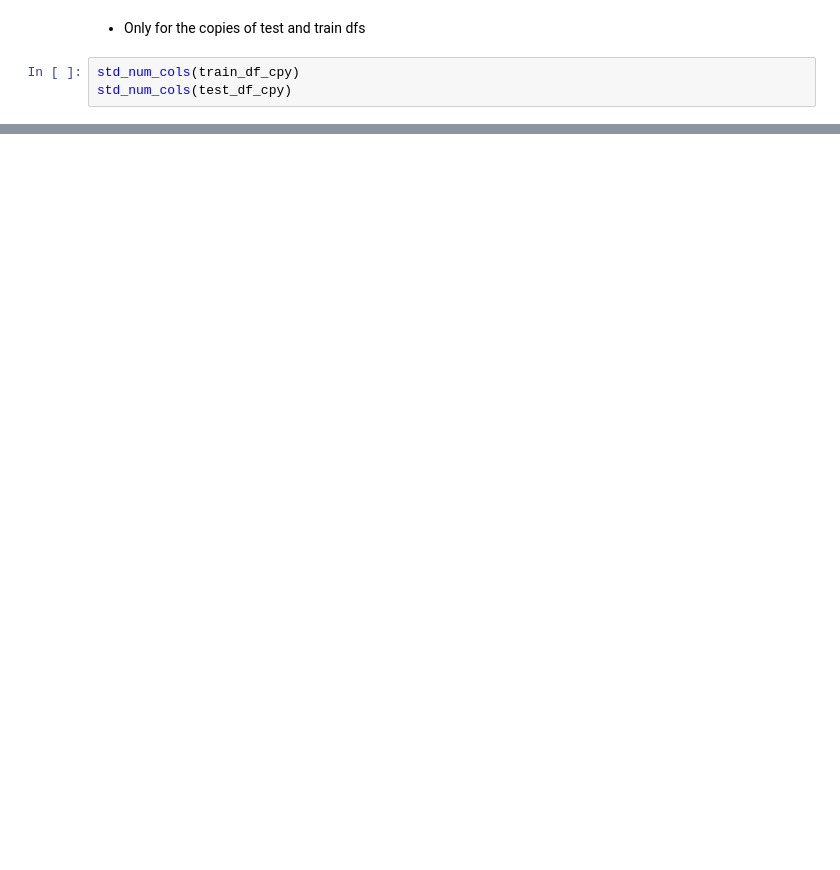
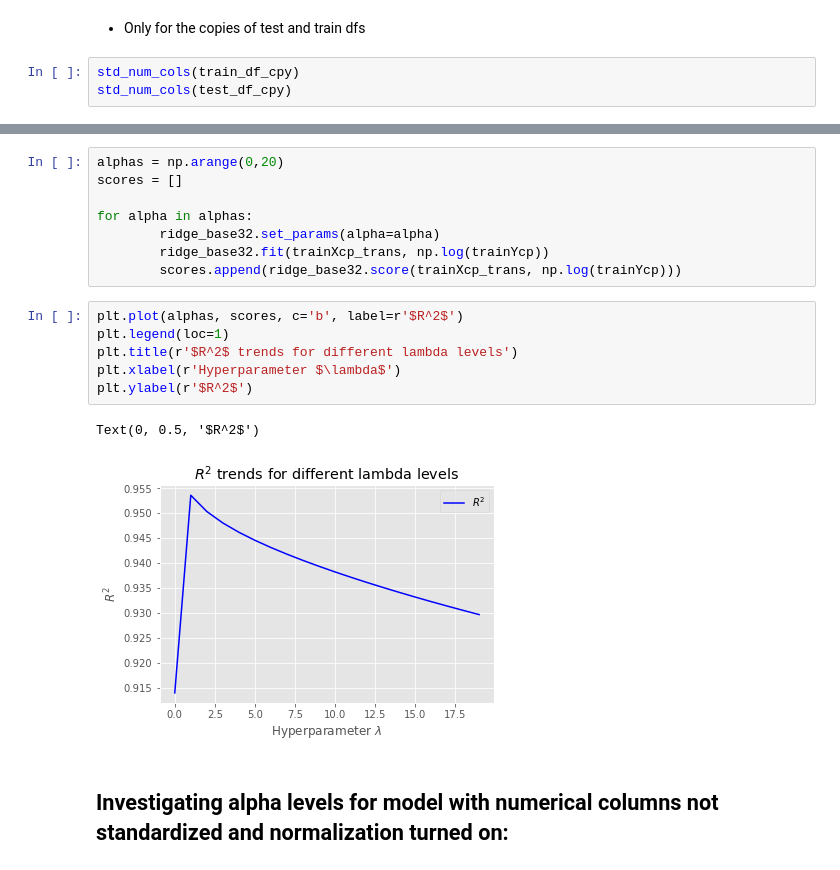
Before and after one commit to suhitasva/ML_Project, a Jupyter notebook: PLR_models.ipynb, the cells around one changed output, grey strips where cells are left out. Drawn from its saved outputs; the diff is of its cells as text; blank space fills up the shorter version.

```diff
--- a/PLR_models.ipynb
+++ b/PLR_models.ipynb
@@ -197,0 +420,19 @@ std_num_cols(test_df_cpy)
+# %%
+alphas = np.arange(0,20)
+scores = []
+
+for alpha in alphas:
+        ridge_base32.set_params(alpha=alpha)
+        ridge_base32.fit(trainXcp_trans, np.log(trainYcp))
+        scores.append(ridge_base32.score(trainXcp_trans, np.log(trainYcp)))
+# %%
+plt.plot(alphas, scores, c='b', label=r'$R^2$')
+plt.legend(loc=1)
+plt.title(r'$R^2$ trends for different lambda levels')
+plt.xlabel(r'Hyperparameter $\lambda$')
+plt.ylabel(r'$R^2$')
+# %% [output]
+Text(0, 0.5, '$R^2$')
+[figure, added]
+# %% [markdown]
+## Investigating alpha levels for model with numerical columns not standardized and normalization turned on:
```
Also changed, not shown: parts of 41 cells of this notebook.
